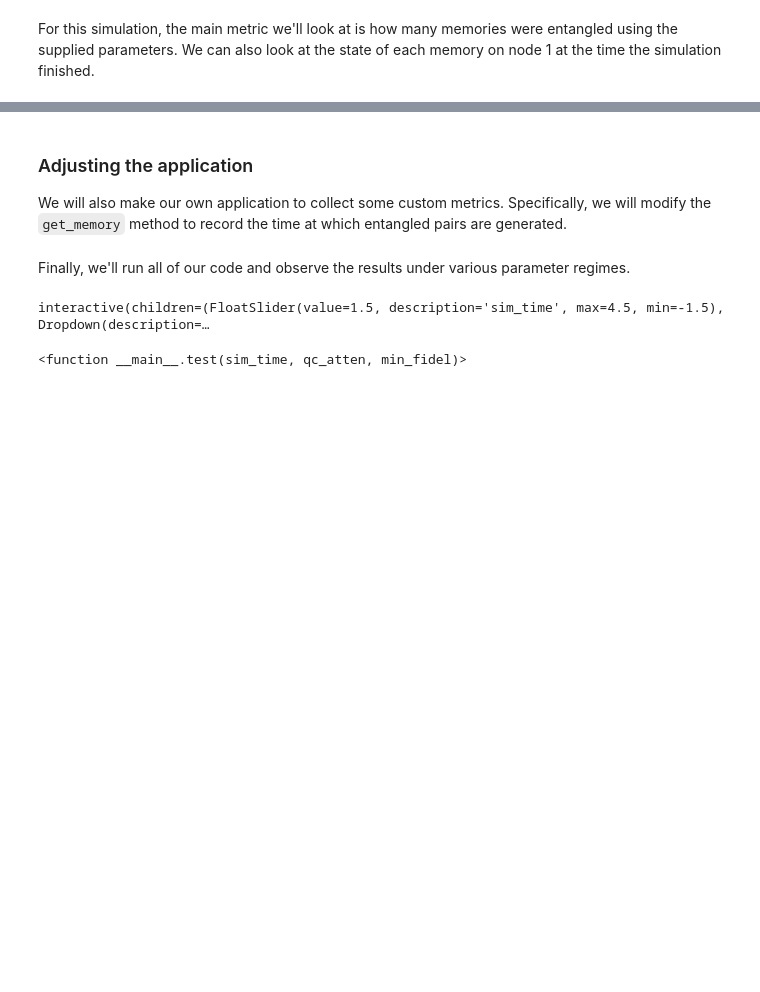
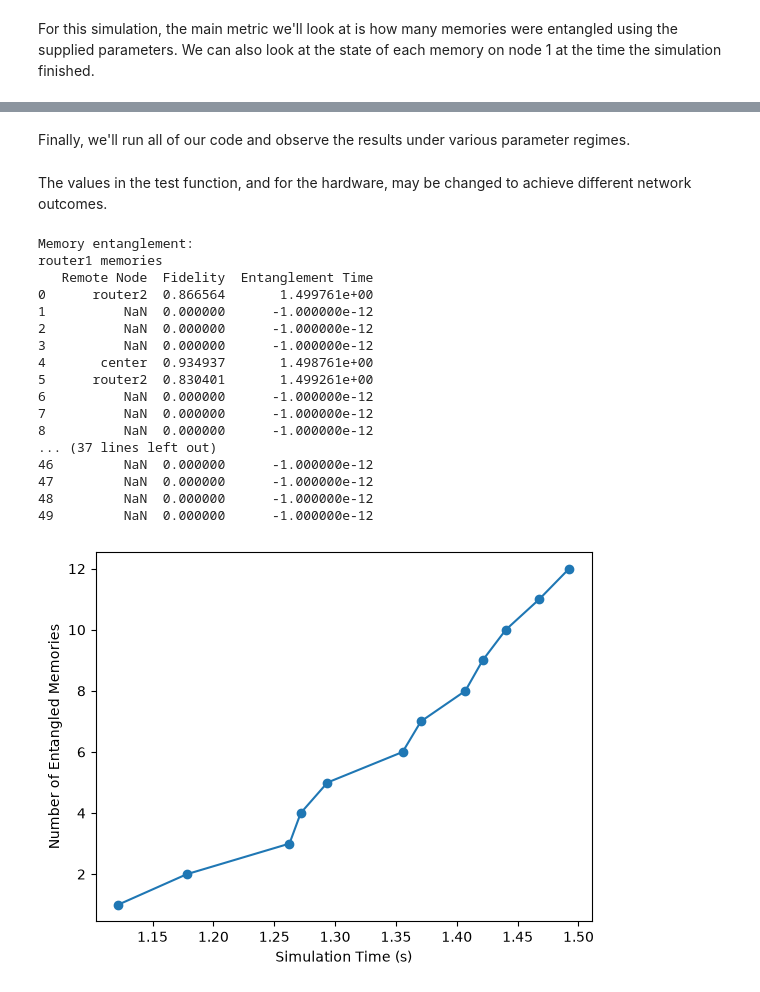
Before and after one commit to sequence-toolbox/QCE-2026-Tutorial, a Jupyter notebook: request_network_metrics.ipynb, the cells around one changed output, grey strips where cells are left out. Saved outputs shown, nothing was run; the diff lists cells and outputs as text; code cells hidden in the pictures; blank space fills up the shorter version.

```diff
--- a/request_network_metrics.ipynb
+++ b/request_network_metrics.ipynb
@@ -93,0 +83,20 @@ We'll now construct the network and add our applications. This example follows t
+# %%
+class ModifiedRequestApp(RequestApp):
+    def __init__(self, node):
+        super().__init__(node)
+        self.entangle_times = []
+
+    def get_memory(self, info):
+        if info.state != "ENTANGLED" and info.state != "PURIFIED":
+            return
+
+        if info.index in self.memo_to_reservation:
+            reservation = self.memo_to_reservation[info.index]
+            if info.remote_node == reservation.initiator and info.fidelity >= reservation.fidelity:
+                self.node.resource_manager.update(None, info.memory, "RAW")
+            elif info.remote_node == reservation.responder and info.fidelity >= reservation.fidelity:
+                self.memory_counter += 1
+                self.node.resource_manager.update(None, info.memory, "RAW")
+
+        curr_time = self.node.timeline.now()
+        self.entangle_times.append(curr_time)
@@ -109,8 +134,8 @@ for router in network_topo.get_nodes_by_type(RouterNetTopo.QUANTUM_ROUTER):
         node2 = router
 
 # create application to request entanglement
-app1 = RequestApp(node1)
-app2 = RequestApp(node2)
+app1 = ModifiedRequestApp(node1)
+app2 = ModifiedRequestApp(node2)
 
 tl.init()
 app1.start(node2_name, start_t=int(1e12), end_t=int(2e12), memo_size=25, fidelity=0.9)
@@ -202,33 +227,12 @@ def set_parameters(topology, simulation_time, attenuation):
         bsm.update_detectors_params("count_rate", DETECTOR_COUNT_RATE)
         bsm.update_detectors_params("time_resolution", DETECTOR_RESOLUTION)
 
-    # set entanglement swapping parameters
-    SWAP_SUCC_PROB = 0.90
-    SWAP_DEGRADATION = 0.99
-    for node in topology.get_nodes_by_type(RouterNetTopo.QUANTUM_ROUTER):
-        node.network_manager.protocol_stack[1].set_swapping_success_rate(SWAP_SUCC_PROB)
-        node.network_manager.protocol_stack[1].set_swapping_degradation(SWAP_DEGRADATION)
-
     # set quantum channel parameters
     ATTENUATION = attenuation
     QC_FREQ = 1e11
     for qc in topology.qchannels:
         qc.attenuation = ATTENUATION
         qc.frequency = QC_FREQ
-# %% [markdown]
-### Adjusting the application
-
-We will also make our own application to collect some custom metrics. Specifically, we will modify the `get_memory` method to record the time at which entangled pairs are generated.
-# %%
-class ModifiedRequestApp(RequestApp):
-    def __init__(self, node):
-        super().__init__(node)
-        self.entangle_times = []
-
-    def get_memory(self, info):
-        super().get_memory(info)
-        curr_time = self.node.timeline.now()
-        self.entangle_times.append(curr_time)
 # %% [markdown]
 Finally, we'll run all of our code and observe the results under various parameter regimes.
 # %%
@@ -282,8 +286,26 @@ def test(sim_time, qc_atten, min_fidel):
     plt.xlabel('Simulation Time (s)')
     plt.ylabel('Number of Entangled Memories')
     plt.show()
+# %% [markdown]
+The values in the test function, and for the hardware, may be changed to achieve different network outcomes.
 # %%
-interact(test, sim_time=1.5, qc_atten=[0, 2e-5, 2e-4], min_fidel=(0.9, 0.99, 0.01))
+test(sim_time=1.5, qc_atten=2e-5, min_fidel=0.9)
 # %% [output]
-interactive(children=(FloatSlider(value=1.5, description='sim_time', max=4.5, min=-1.5), Dropdown(description=…
+Memory entanglement:
+router1 memories
+   Remote Node  Fidelity  Entanglement Time
+0      router2  0.866564       1.499761e+00
+1          NaN  0.000000      -1.000000e-12
+2          NaN  0.000000      -1.000000e-12
+3          NaN  0.000000      -1.000000e-12
+4       center  0.934937       1.498761e+00
+5      router2  0.830401       1.499261e+00
+6          NaN  0.000000      -1.000000e-12
+7          NaN  0.000000      -1.000000e-12
+8          NaN  0.000000      -1.000000e-12
+... (37 lines left out)
+46         NaN  0.000000      -1.000000e-12
+47         NaN  0.000000      -1.000000e-12
+48         NaN  0.000000      -1.000000e-12
+49         NaN  0.000000      -1.000000e-12
-<function __main__.test(sim_time, qc_atten, min_fidel)>
+[figure, added]
```
Also changed, not shown: parts of 4 cells of this notebook.
